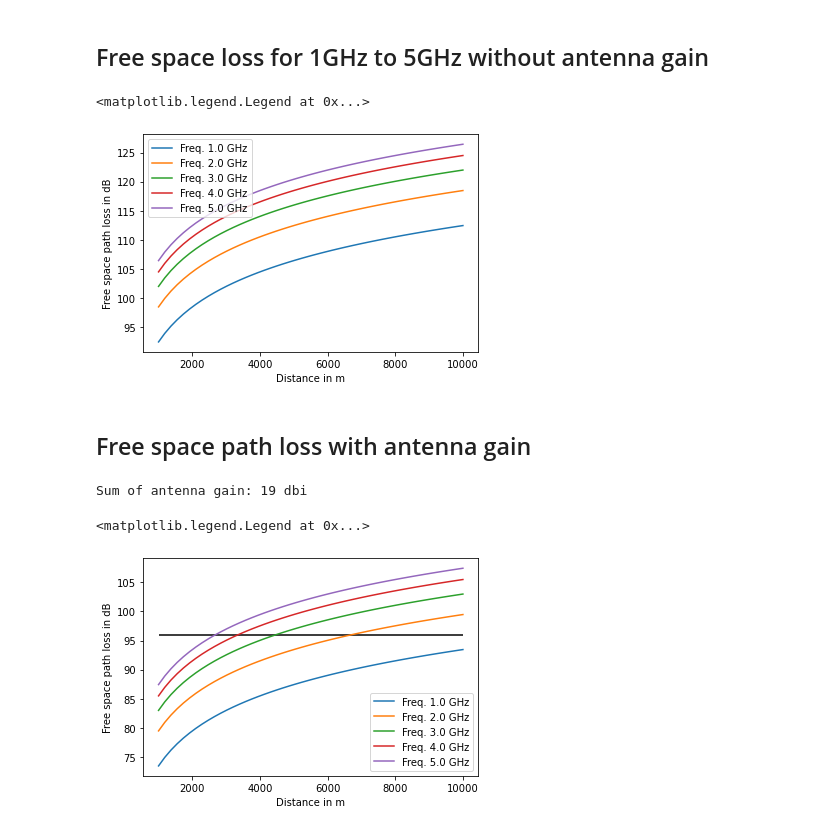
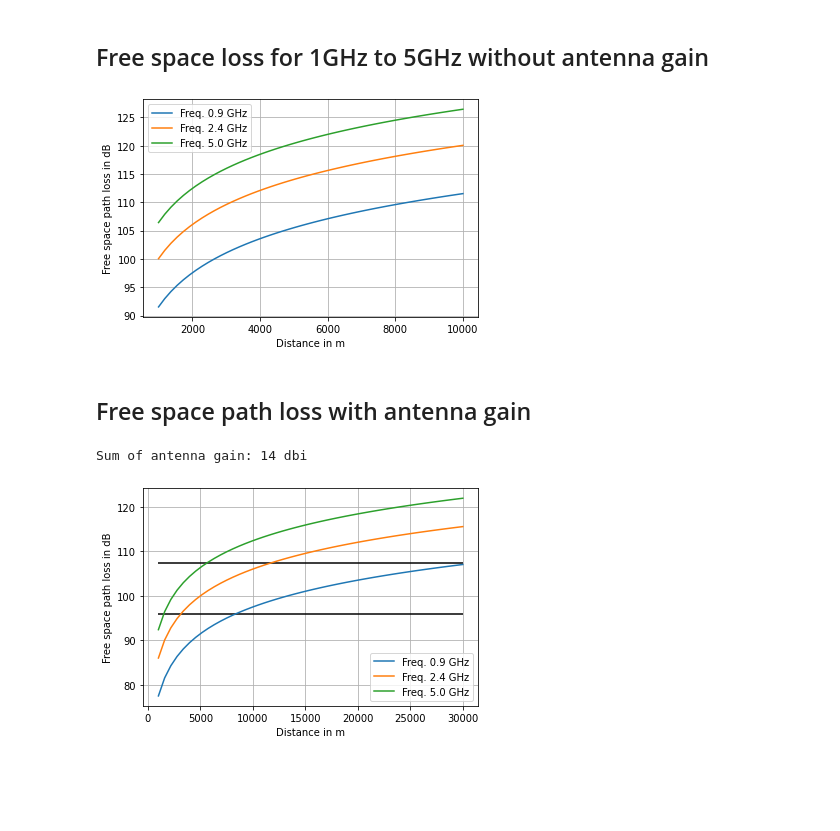
Before and after one commit to booo/freespacepathloss, a Jupyter notebook: freespacepathloss.ipynb, the cells around one changed output. Cells and saved outputs as stored; diff of their text form; code cells hidden in the pictures; blank space fills up the shorter version.

Commit message:
add grid lines to plots

```diff
--- a/freespacepathloss.ipynb
+++ b/freespacepathloss.ipynb
@@ -17,36 +17,40 @@ Populating the interactive namespace from numpy and matplotlib
 # %%
 distances = linspace(1000, 10000)
 
-for frequency in range(1*10**9,6*10**9, 1*10**9):
+for frequency in [900*1e6, 2.4*1e9, 5*1e9]:
     plot(distances, free_space_path_loss(frequency, distances), label='Freq. {} GHz'.format(frequency/10**9))
 
 xlabel("Distance in m")
 ylabel("Free space path loss in dB")
 legend(loc='upper left')
+grid()
 # %% [output]
-<matplotlib.legend.Legend at 0x...>
-[figure, old version]
+[figure, new version]
 # %% [markdown]
 ## Free space path loss with antenna gain
 # %%
-distances = linspace(1000, 10000)
+min_distance = 1000
+max_distance = 30000
 
-tx_antenna_gain = 3 # dBi e.g. omni
-rx_antenna_gain = 16 # dBi e.g. sector
+distances = linspace(min_distance, max_distance)
+
+tx_antenna_gain = 1 # dBi e.g. omni
+rx_antenna_gain = 13 # dBi e.g. sector
 
 sensitivity = 96 # dBm +- 2 dBm tolerance e.g. sector as receiver
 
-hlines(96, 1000, 10000)
+hlines(96, min_distance, max_distance)
+hlines(107.5, min_distance, max_distance)
 
 print(f'Sum of antenna gain: {tx_antenna_gain + rx_antenna_gain} dbi')
 
-for frequency in range(1*10**9,6*10**9, 1*10**9):
+for frequency in [900*1e6, 2.4*1e9, 5*1e9]:
     plot(distances, free_space_path_loss(frequency, distances, tx_antenna_gain, rx_antenna_gain), label='Freq. {} GHz'.format(frequency/10**9))
 
 xlabel("Distance in m")
 ylabel("Free space path loss in dB")
 legend(loc='lower right')
+grid()
 # %% [output]
-Sum of antenna gain: 19 dbi
+Sum of antenna gain: 14 dbi
-<matplotlib.legend.Legend at 0x...>
-[figure, old version]
+[figure, new version]
```
